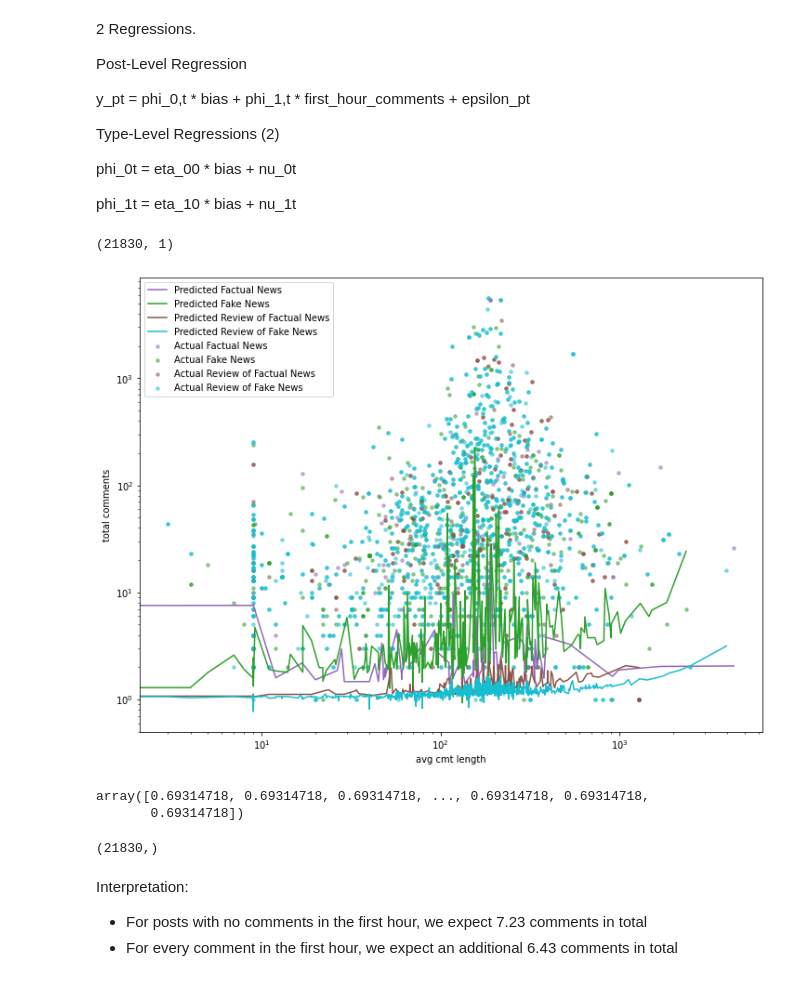
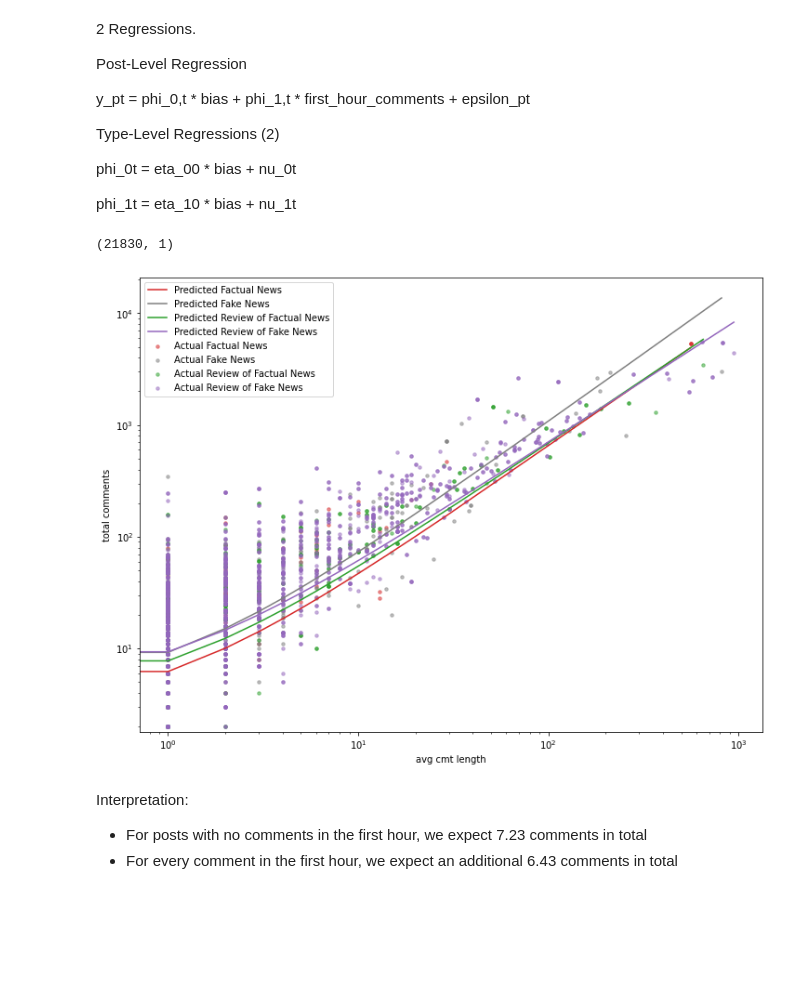
Before and after one commit to ageil/Probabilistic-Programming, a Jupyter notebook: model/TypeLevelModel.ipynb, the cells around one changed output. Drawn from its saved outputs; the diff is of its cells as text; code cells hidden in the pictures; blank space fills up the shorter version.

Commit message:
fixed nan issue by switching to ClippedAdam and double, added posterior predictive check plot

```diff
--- a/model/TypeLevelModel.ipynb
+++ b/model/TypeLevelModel.ipynb
@@ -177,7 +165,8 @@ p_data[:,3] = np.log(p_data[:,3] + 1)
 # %%
 # scale our data.
 scaler = StandardScaler()
-p_data[:,[1,2,3,4]] = scaler.fit_transform(p_data[:,[1,2,3,4]])
+#p_data[:,[1,2,3,4]] = scaler.fit_transform(p_data[:,[1,2,3,4]])
+p_data[:,[1]] = scaler.fit_transform(p_data[:,[1]])
 # %% [markdown]
 split into train/test
 # %%
@@ -319,8 +312,8 @@ def guide(p_data, p_types, t_data, y):
 
     # define a prior for our regression variables
 
-    alpha_loc = torch.zeros((num_p_indeps, num_t_indeps))
-    alpha_scale = 1. * torch.ones((num_p_indeps, num_t_indeps))
+    alpha_loc = torch.zeros((num_p_indeps, num_t_indeps), dtype=torch.float64)
+    alpha_scale = 2. * torch.ones((num_p_indeps, num_t_indeps), dtype=torch.float64)
 
     # The zeros and ones are the "alpha" in the graphical model from the proposal
     eta_loc = pyro.param("eta_loc", alpha_loc)
@@ -331,7 +324,7 @@ def guide(p_data, p_types, t_data, y):
             eta = pyro.sample("eta", dist.Normal(eta_loc, eta_scale))
 
     phi_scale = pyro.param("phi_scale",
-                           1. * torch.ones((num_p_indeps, 1)),
+                           2. * torch.ones((num_p_indeps, 1), dtype=torch.float64),
                            constraint=constraints.positive) # share among all types.
 
     with pyro.plate("type", num_types, dim=-1) as t:
@@ -345,0 +343,24 @@ pyro.clear_param_store()
+# %%
+SUBSAMPLE = False
+
+# svi = SVI(model,
+#           guide,
+#           optim.Adam({"lr": 1e-3}),
+#           loss=JitTrace_ELBO())
+
+svi = SVI(model,
+          guide,
+          optim.ClippedAdam({"lr": 1e-3}),
+          loss=JitTrace_ELBO())
+
+pyro.clear_param_store()
+num_iters = 10000
+losses = np.zeros((num_iters,))
+for i in range(num_iters):
+    if SUBSAMPLE:
+        elbo = svi.step(p_data_train[:250], p_types_train[:250], t_data, y_train[:250])
+    else:
+        elbo = svi.step(p_data_train, p_types_train, t_data, y_train)
+    losses[i] = elbo
+    if i % 100 == 0:
+        print("Elbo loss: {}".format(elbo))
@@ -541,12 +502,10 @@ Type-Level Regressions (2)
 phi_0t = eta_00 * bias + nu_0t
 
 phi_1t = eta_10 * bias + nu_1t
-# %%
-plt.style.use('tableau-colorblind10')
 # %%
 labels = np.array(["Factual News", "Fake News", "Review of Factual News", "Review of Fake News"])
 # %%
-indep = 4
+indep = 1
 
 indep_dict = {
     1: "avg cmt length",
@@ -598,43 +557,34 @@ colors = ['tab:blue', 'tab:orange', 'tab:green', 'tab:red', 'tab:purple', 'tab:b
 color_choices = np.random.choice(colors, size=len(types), replace=False)
 
 
 
 for i, t in enumerate(types):
 #     if t == 2:
         y_pred_t = y_pred[p_types == t]
         y_t = 1 * y[p_types == t]
         x_t = original_p_data[p_types == t,indep]
 
         sorted_indices = np.argsort(x_t)
 
         type_label = labels[int(t)]
 
         color = color_choices[i]
         plt.scatter(x_t, y_t, alpha=0.5, s=12, c=color, label=f"Actual {type_label}")
         plt.plot(x_t[sorted_indices], y_pred_t[sorted_indices], c=color, label=f"Predicted {type_label}")
 
 # plt.plot(np.array(p_data[:,indep]), np.array(y_pred_mcmc), c='tab:green', label=f'MCMC: {phi_means[0]}, {phi_means[1]}') # MCMC
 plt.xlabel(indep_dict[indep])
 plt.ylabel('total comments')
 
 plt.yscale("log")
 plt.xscale("log")
 plt.legend()
 # plt.ylim(0,20)
 # plt.xlim(0,10)
 plt.show()
 # %% [output]
 (21830, 1)
-[figure, old version]
+[figure, new version]
-# %%
-p_data[:,1]
-# %% [output]
-array([0.69314718, 0.69314718, 0.69314718, ..., 0.69314718, 0.69314718,
-       0.69314718])
-# %%
-p_data[:,indep].shape
-# %% [output]
-(21830,)
 # %% [markdown]
 Interpretation:
 
```
Also changed, not shown: parts of 28 cells of this notebook.
